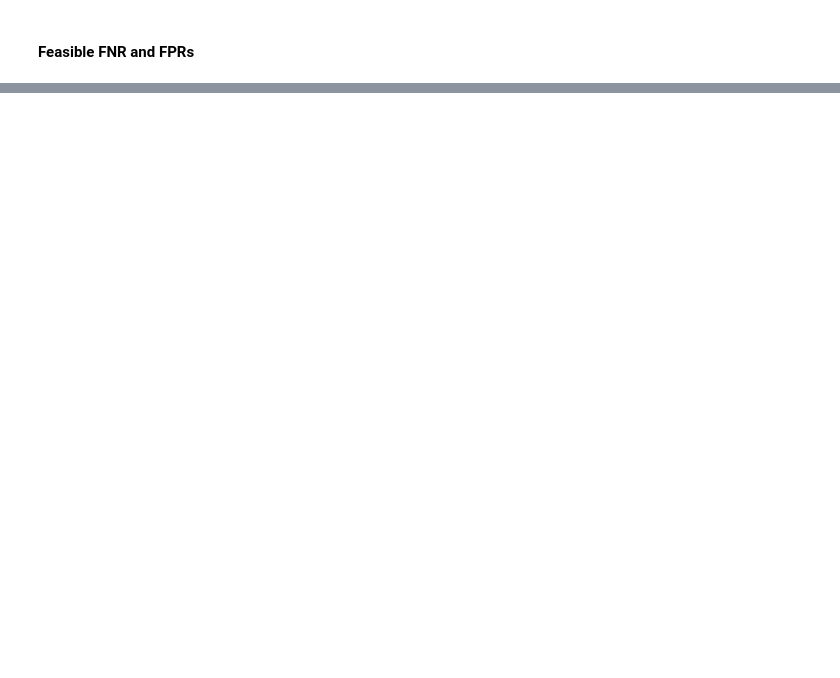
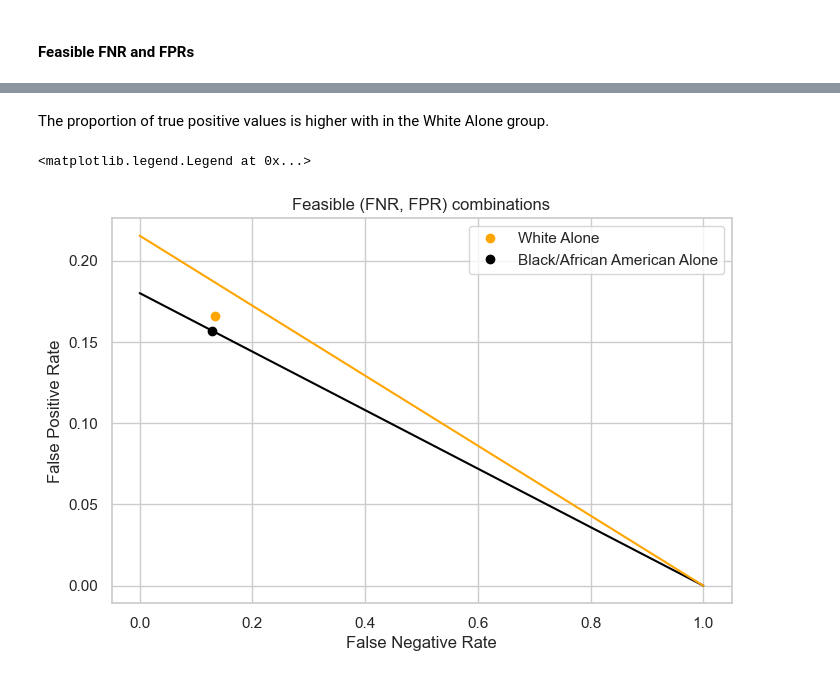
Before and after one commit to lawolff1702/lawolff1702.github.io, a Jupyter notebook: posts/Auditing Bias/index.ipynb, the cells around one changed output, grey strips where cells are left out. Saved outputs shown, nothing was run; the diff lists cells and outputs as text; code cells hidden in the pictures; blank space fills up the shorter version.

```diff
--- a/posts/Auditing Bias/index.ipynb
+++ b/posts/Auditing Bias/index.ipynb
@@ -437,0 +423,36 @@ Prevalence of Black/African American Alone: 36.23%
+# %% [markdown]
+The proportion of true positive values is higher with in the White Alone group.
+# %%
+import numpy as np
+
+plt.figure(figsize=(8, 5))
+
+
+fnr_range = np.linspace(0, 1, 100)
+fpr_aa_alt = (p_aa / (1 - p_aa)) * ((1 - ppv_aa) / ppv_aa) * (1 - fnr_aa)
+fpr_wa_alt = (p_wa / (1 - p_wa)) * ((1 - ppv_wa) / ppv_wa) * (1 - fnr_wa)
+
+# Calibrate on low PPV --> PPv from Black/African American Alone
+fpr_aa_feasible = (p_aa / (1 - p_aa)) * ((1 - ppv_aa) / ppv_aa) * (1 - fnr_range) # PPVb is set equal to the observed value of PPVw
+fpr_wa_feasible = (p_wa / (1 - p_wa)) * ((1 - ppv_aa) / ppv_aa) * (1 - fnr_range) # pw and PPVw are both held fixed
+
+plt.plot(fnr_wa, fpr_wa_alt, 'o', color='orange', label='White Alone')
+plt.plot(fnr_aa, fpr_aa_alt, 'o', color='black', label='Black/African American Alone')
+
+plt.plot(fnr_range, fpr_aa_feasible, '-', color='black')
+plt.plot(fnr_range, fpr_wa_feasible, '-', color='orange')
+
+
+# Shading Attempts
+# delta = np.abs(ppv_wa - ppv_aa)
+# low = (p_wa / (1 - p_wa)) * ((1 - ppv_wa - (delta < 0.05)) / ppv_wa - (delta < 0.05)) * (1 - fnr_range)
+# high = (p_wa / (1 - p_wa)) * ((1 - ppv_wa + (delta < 0.05)) / ppv_wa + (delta < 0.05)) * (1 - fnr_range)
+# plt.fill_between(fnr_range, low, high, color='blue', alpha=0.3)
+
+plt.xlabel('False Negative Rate')
+plt.ylabel('False Positive Rate')
+plt.title('Feasible (FNR, FPR) combinations')
+plt.legend()
+# %% [output]
+<matplotlib.legend.Legend at 0x...>
+[figure, added]
```
Also changed, not shown: parts of 27 cells of this notebook, 5 other files.
